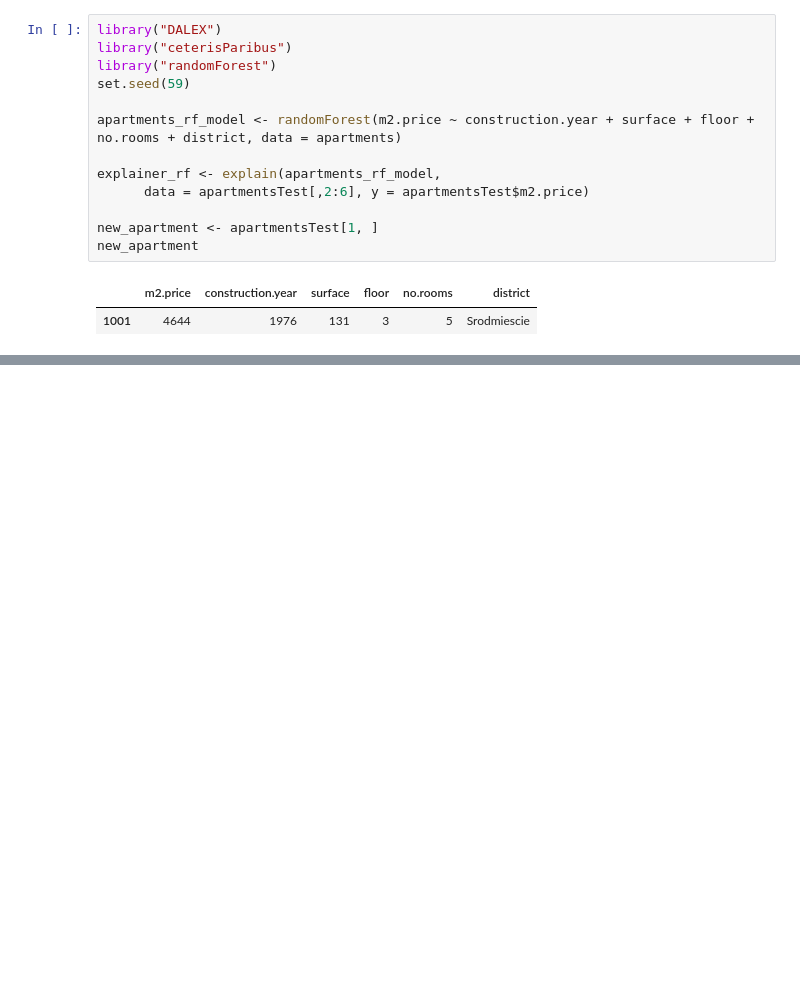
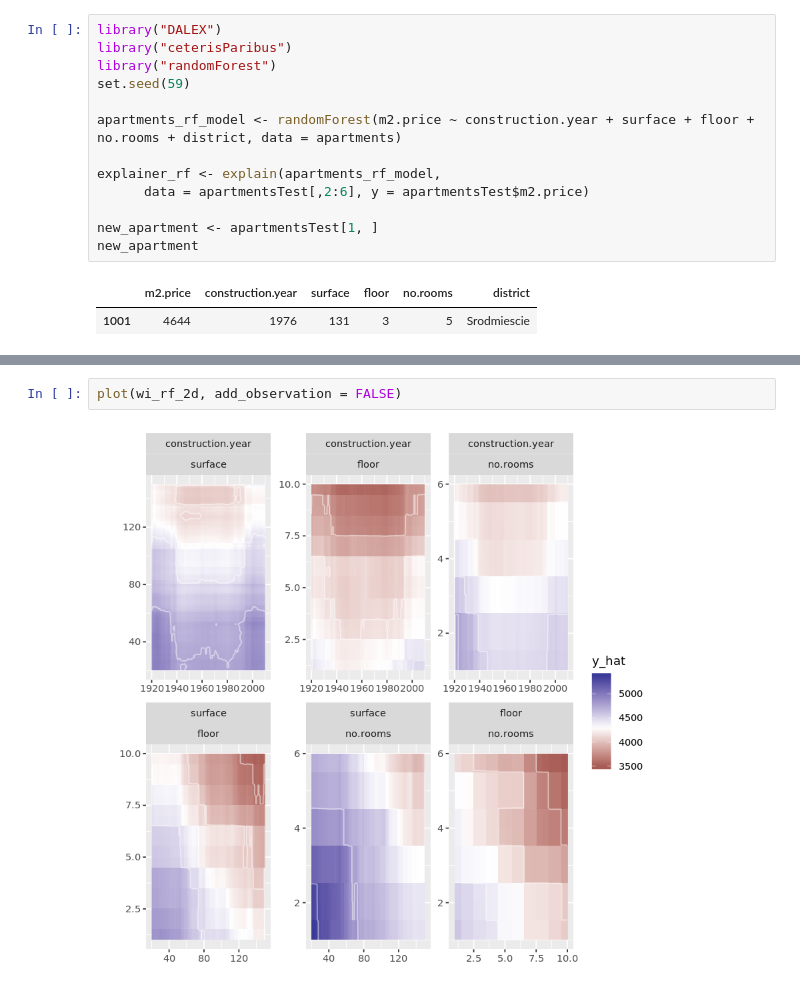
Before and after one commit to pbiecek/ceterisParibus, a Jupyter notebook: jupyter-notebooks/WhatIf2d.ipynb, the cells around one changed output, grey strips where cells are left out. Saved outputs shown, nothing was run; the diff lists cells and outputs as text; blank space fills up the shorter version.

```diff
--- a/jupyter-notebooks/WhatIf2d.ipynb
+++ b/jupyter-notebooks/WhatIf2d.ipynb
@@ -27,0 +52,4 @@ ERROR: Error in what_if_2d(explainer_rf, observation = new_apartment): could not
+# %%
+plot(wi_rf_2d, add_observation = FALSE)
+# %% [output]
+[figure, added]
```
Also changed, not shown: parts of 8 cells of this notebook.
